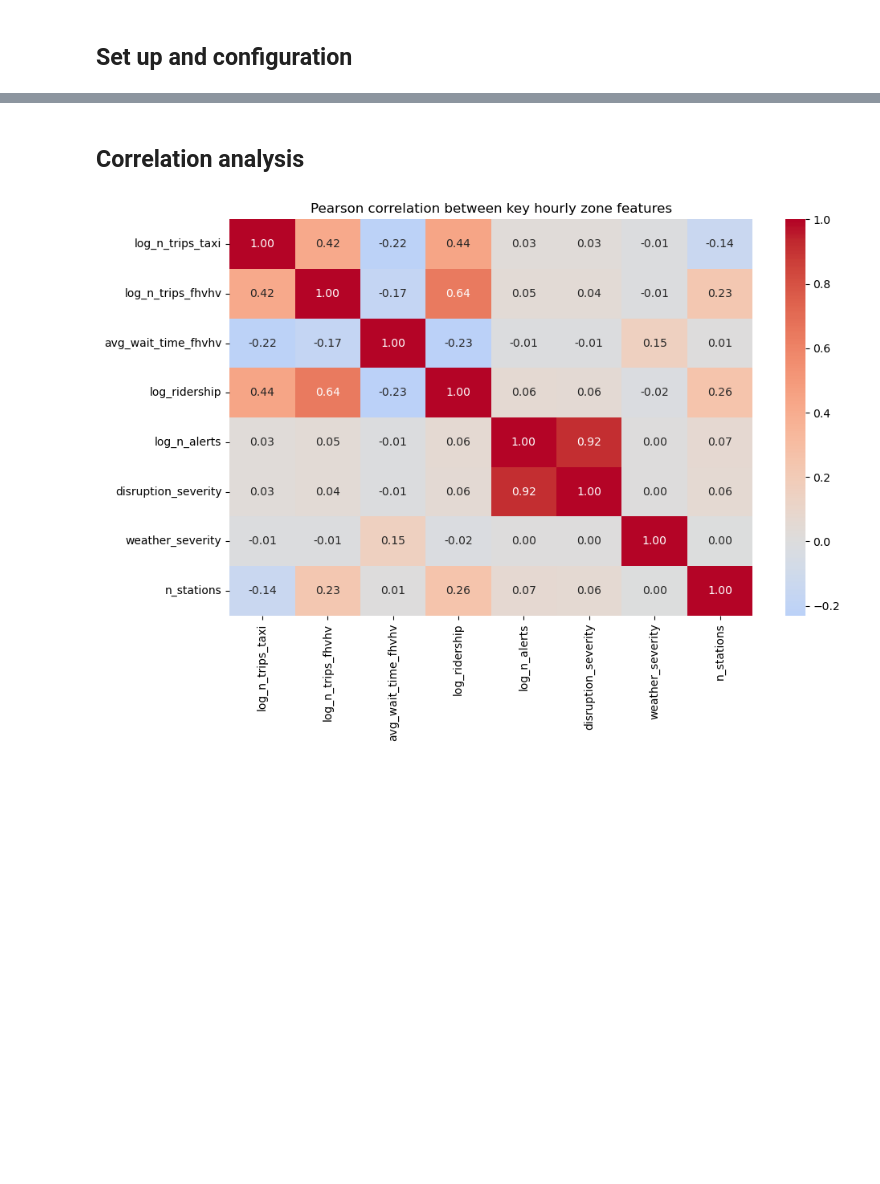
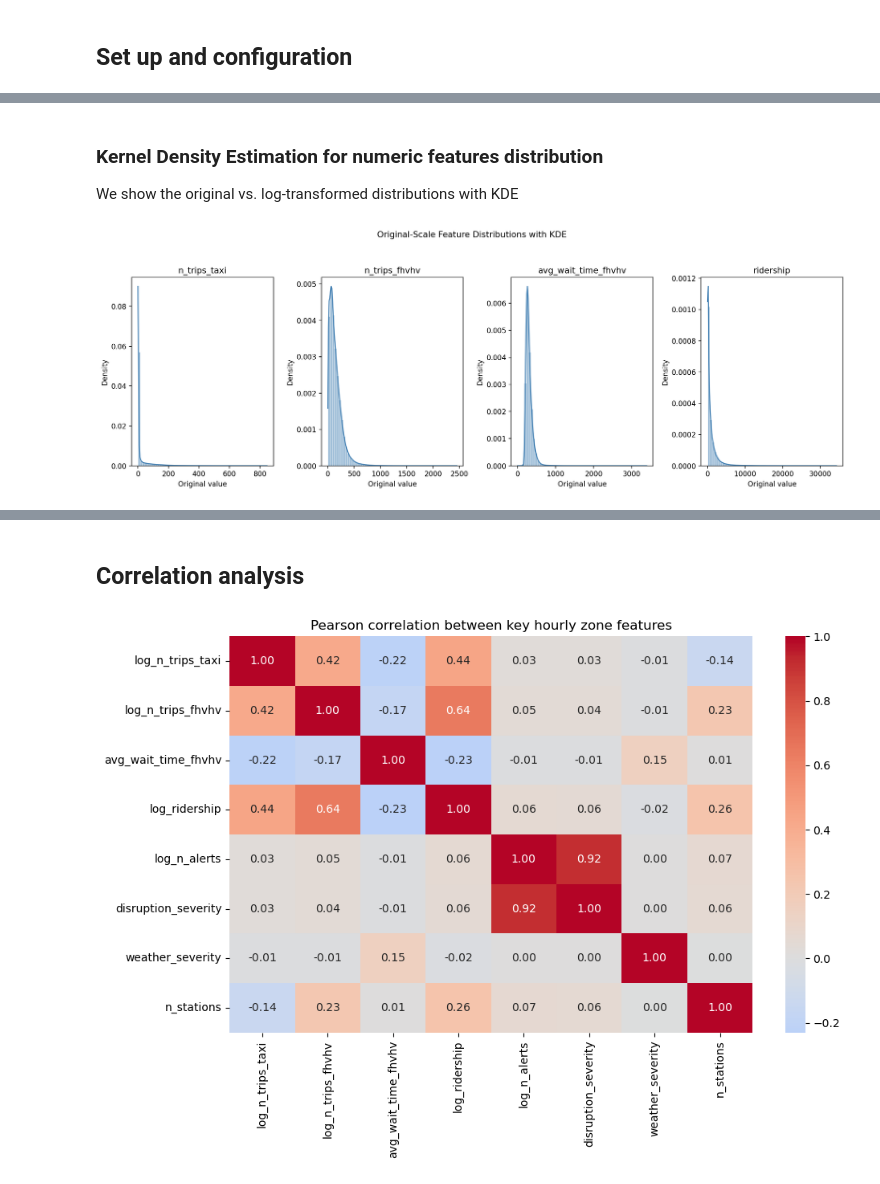
Before and after one commit to hannimeee/nyc_taxi_demand_response, a Jupyter notebook: code/04_exploratory_analysis.ipynb, the cells around one changed output, grey strips where cells are left out. Saved outputs shown, nothing was run; the diff lists cells and outputs as text; code cells hidden in the pictures; blank space fills up the shorter version.

```diff
--- a/code/04_exploratory_analysis.ipynb
+++ b/code/04_exploratory_analysis.ipynb
@@ -89,0 +517,35 @@ sdf_tlc_hourly = spark.read.parquet(f"{features_dir}/tlc_zone_hourly_final")
+# %% [markdown]
+### Kernel Density Estimation for numeric features distribution
+We show the original vs. log-transformed distributions with KDE
+# %%
+original_plot_pd = (
+    sdf_tlc_hourly
+    .select(boxplot_feature_cols)
+    .dropna()
+    .toPandas()
+)
+
+fig, axes = plt.subplots(1, len(boxplot_feature_cols), figsize=(15, 5), dpi=160)
+
+for ax, col in zip(axes, boxplot_feature_cols):
+    sns.histplot(
+        data=original_plot_pd,
+        x=col,
+        bins=60,
+        stat="density",
+        kde=True,
+        ax=ax,
+        color="steelblue",
+        edgecolor="white",
+        linewidth=0.3
+    )
+
+    ax.set_title(col)
+    ax.set_xlabel("Original value")
+    ax.set_ylabel("Density")
+
+plt.suptitle("Original-Scale Feature Distributions with KDE", y=1.05)
+plt.tight_layout()
+plt.show()
+# %% [output]
+[figure, added]
```
Also changed, not shown: parts of 37 cells of this notebook.
